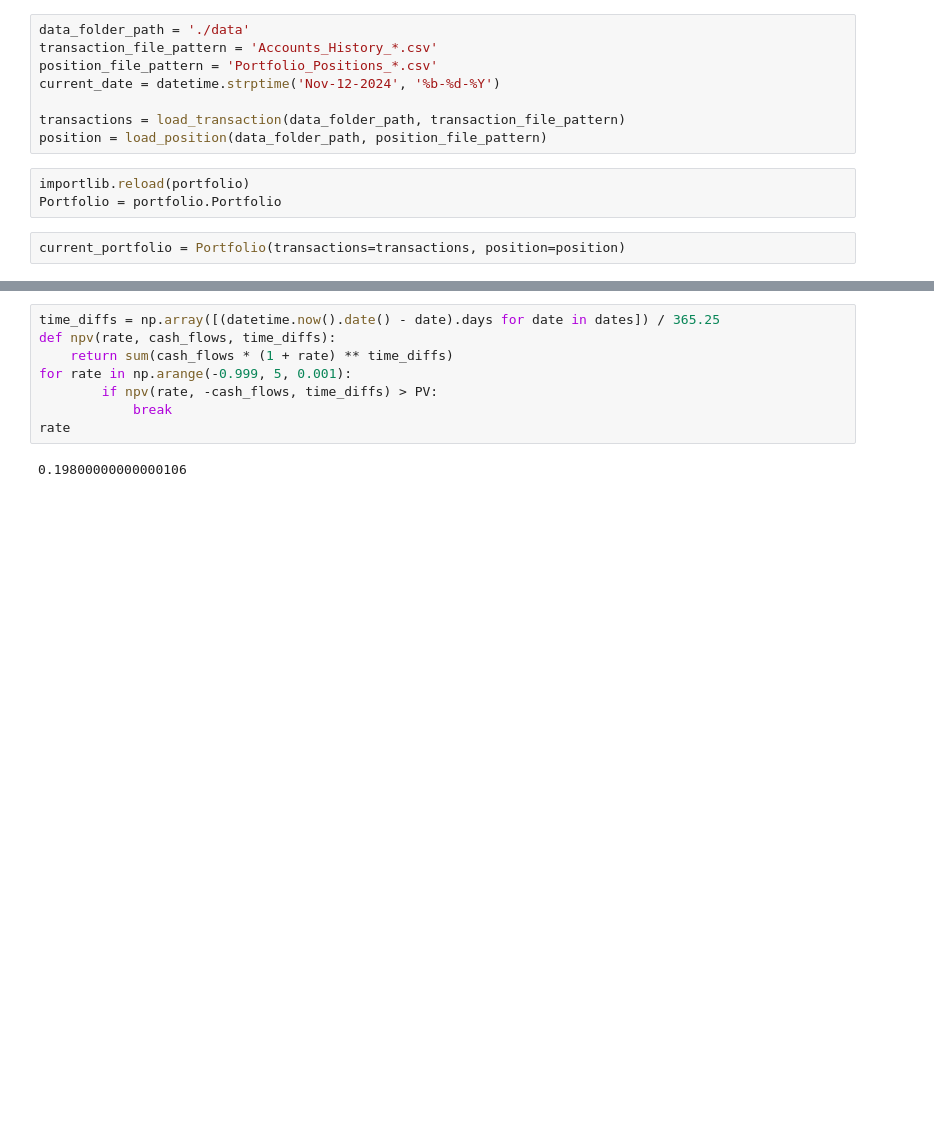
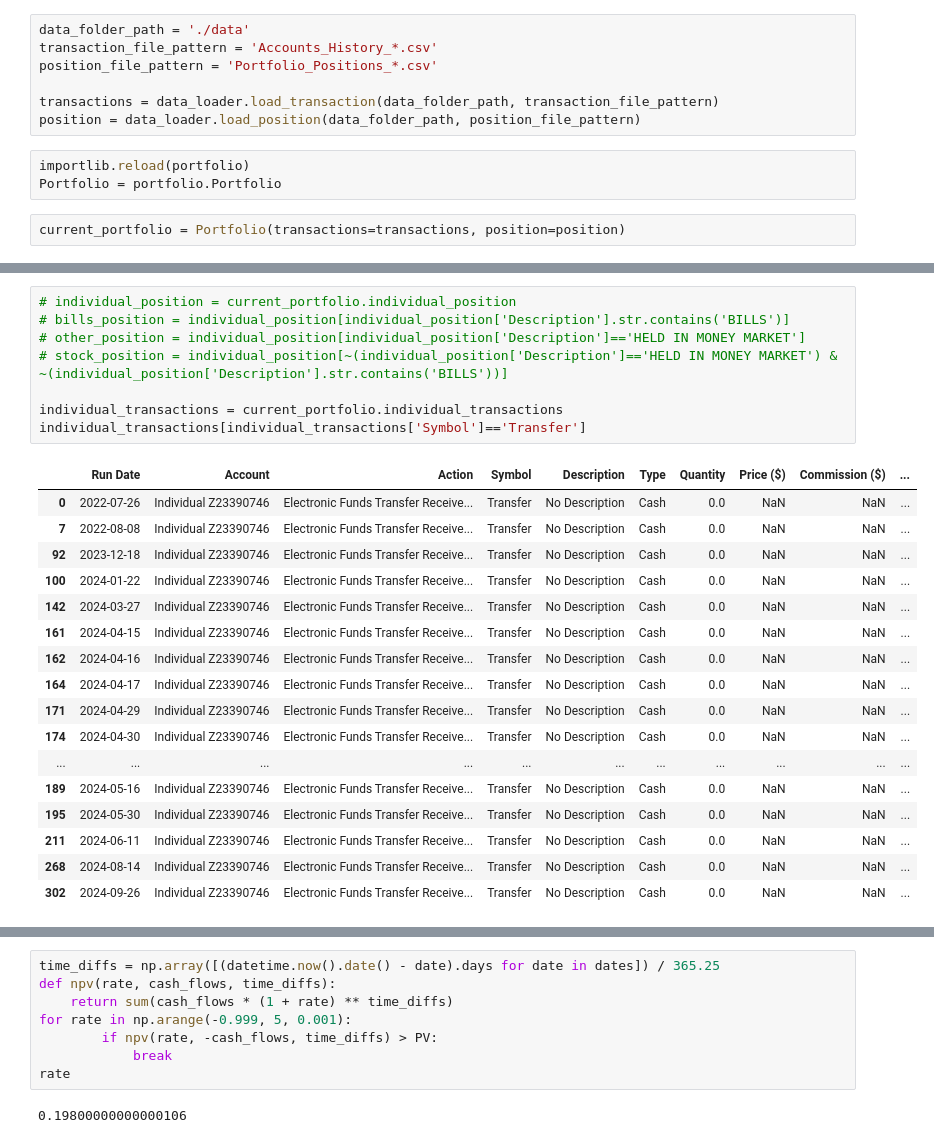
Before and after one commit to yifan-lee/fidelity-portfolio-tracker, a Jupyter notebook: code/test.ipynb, the cells around one changed output, grey strips where cells are left out. Saved outputs shown, nothing was run; the diff lists cells and outputs as text; blank space fills up the shorter version.

```diff
--- a/code/test.ipynb
+++ b/code/test.ipynb
@@ -18,10 +17,9 @@ load_position = load_position.load_position
 data_folder_path = './data'
 transaction_file_pattern = 'Accounts_History_*.csv'
 position_file_pattern = 'Portfolio_Positions_*.csv'
-current_date = datetime.strptime('Nov-12-2024', '%b-%d-%Y')
 
-transactions = load_transaction(data_folder_path, transaction_file_pattern)
-position = load_position(data_folder_path, position_file_pattern)
+transactions = data_loader.load_transaction(data_folder_path, transaction_file_pattern)
+position = data_loader.load_position(data_folder_path, position_file_pattern)
 # %%
 importlib.reload(portfolio)
 Portfolio = portfolio.Portfolio
@@ -29,0 +39,26 @@ current_portfolio = Portfolio(transactions=transactions, position=position)
+# %%
+# individual_position = current_portfolio.individual_position
+# bills_position = individual_position[individual_position['Description'].str.contains('BILLS')]
+# other_position = individual_position[individual_position['Description']=='HELD IN MONEY MARKET']
+# stock_position = individual_position[~(individual_position['Description']=='HELD IN MONEY MARKET') & ~(individual_position['Description'].str.contains('BILLS'))]
+
+individual_transactions = current_portfolio.individual_transactions
+individual_transactions[individual_transactions['Symbol']=='Transfer']
+# %% [output]
+|  | Run Date | Account | Action | Symbol | Description | Type | Quantity | Price ($) | Commission ($) | ... |
+| 0 | 2022-07-26 | Individual Z23390746 | Electronic Funds Transfer Receive... | Transfer | No Description | Cash | 0.0 | NaN | NaN | ... |
+| 7 | 2022-08-08 | Individual Z23390746 | Electronic Funds Transfer Receive... | Transfer | No Description | Cash | 0.0 | NaN | NaN | ... |
+| 92 | 2023-12-18 | Individual Z23390746 | Electronic Funds Transfer Receive... | Transfer | No Description | Cash | 0.0 | NaN | NaN | ... |
+| 100 | 2024-01-22 | Individual Z23390746 | Electronic Funds Transfer Receive... | Transfer | No Description | Cash | 0.0 | NaN | NaN | ... |
+| 142 | 2024-03-27 | Individual Z23390746 | Electronic Funds Transfer Receive... | Transfer | No Description | Cash | 0.0 | NaN | NaN | ... |
+| 161 | 2024-04-15 | Individual Z23390746 | Electronic Funds Transfer Receive... | Transfer | No Description | Cash | 0.0 | NaN | NaN | ... |
+| 162 | 2024-04-16 | Individual Z23390746 | Electronic Funds Transfer Receive... | Transfer | No Description | Cash | 0.0 | NaN | NaN | ... |
+| 164 | 2024-04-17 | Individual Z23390746 | Electronic Funds Transfer Receive... | Transfer | No Description | Cash | 0.0 | NaN | NaN | ... |
+| 171 | 2024-04-29 | Individual Z23390746 | Electronic Funds Transfer Receive... | Transfer | No Description | Cash | 0.0 | NaN | NaN | ... |
+| 174 | 2024-04-30 | Individual Z23390746 | Electronic Funds Transfer Receive... | Transfer | No Description | Cash | 0.0 | NaN | NaN | ... |
+| ... | ... | ... | ... | ... | ... | ... | ... | ... | ... | ... |
+| 189 | 2024-05-16 | Individual Z23390746 | Electronic Funds Transfer Receive... | Transfer | No Description | Cash | 0.0 | NaN | NaN | ... |
+| 195 | 2024-05-30 | Individual Z23390746 | Electronic Funds Transfer Receive... | Transfer | No Description | Cash | 0.0 | NaN | NaN | ... |
+| 211 | 2024-06-11 | Individual Z23390746 | Electronic Funds Transfer Receive... | Transfer | No Description | Cash | 0.0 | NaN | NaN | ... |
+| 268 | 2024-08-14 | Individual Z23390746 | Electronic Funds Transfer Receive... | Transfer | No Description | Cash | 0.0 | NaN | NaN | ... |
+| 302 | 2024-09-26 | Individual Z23390746 | Electronic Funds Transfer Receive... | Transfer | No Description | Cash | 0.0 | NaN | NaN | ... |
```
Also changed, not shown: parts of 17 cells of this notebook, 6 other files.
